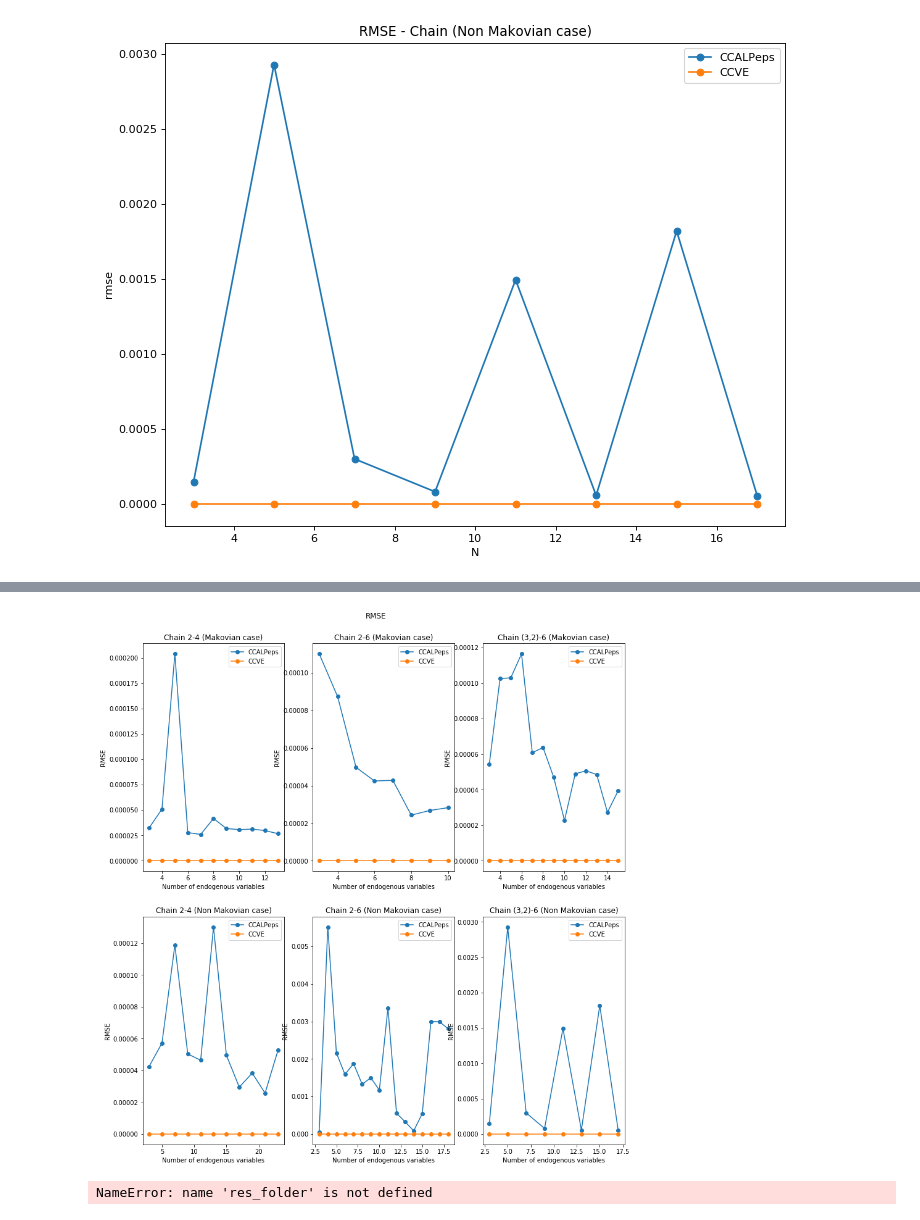
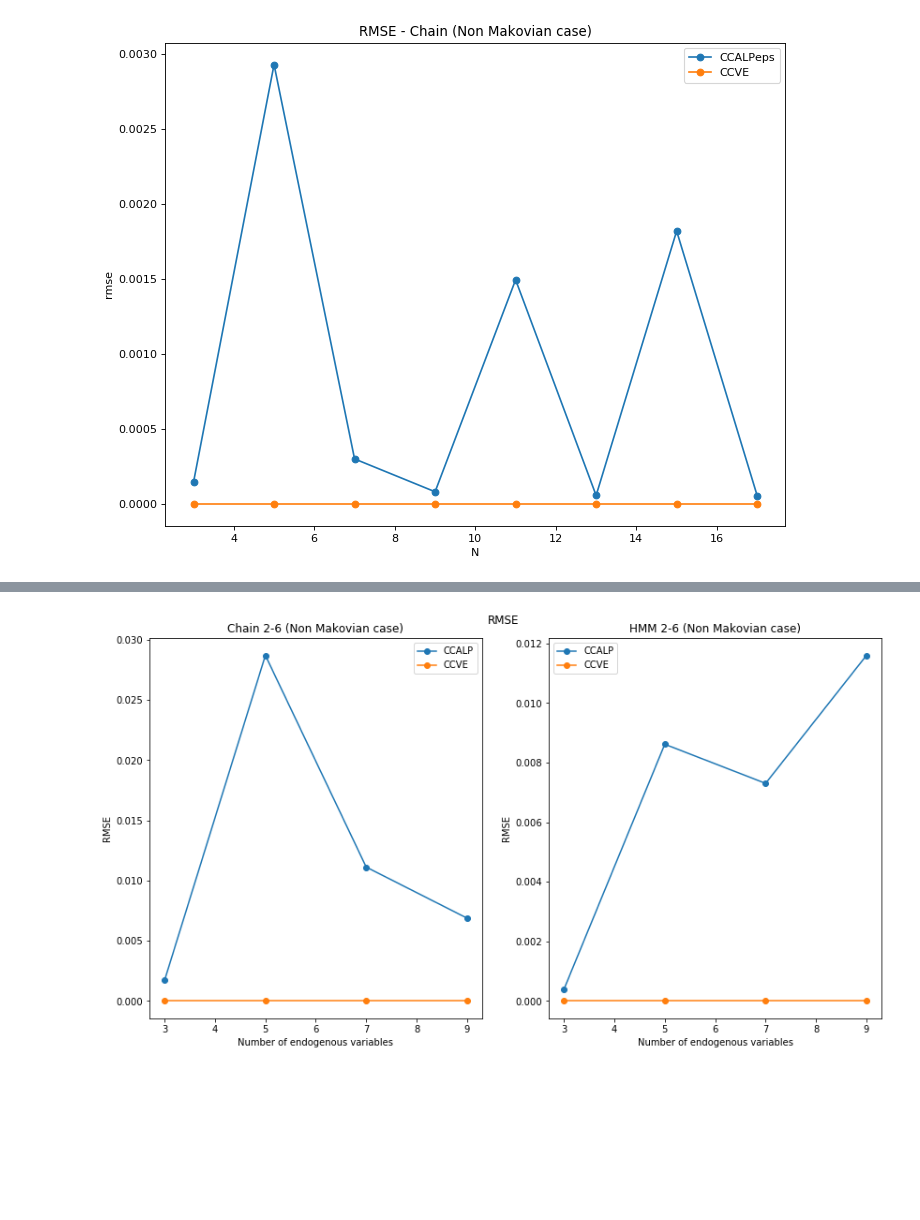
Before and after one commit to IDSIA/crema, a Jupyter notebook: CreMA/papers/pgm20/experiments/plot_results.ipynb, the cells around one changed output, grey strips where cells are left out. Cells and saved outputs as stored; diff of their text form; code cells hidden in the pictures; blank space fills up the shorter version.

```diff
--- a/CreMA/papers/pgm20/experiments/plot_results.ipynb
+++ b/CreMA/papers/pgm20/experiments/plot_results.ipynb
@@ -124,7 +143,7 @@ for k,v in res.items():
     i = list(res).index(k)
 
 
-    data = pd.read_csv(v["markovian_ev"])
+    data = pd.read_csv(v["markovian_ev"]).filter("SEED>5000")
     #if "target" in data: data = data.query(target)
 
     plot_func(pd.read_csv(v["markovian_ev"]),
@@ -145,5 +164,5 @@ for k,v in res.items():
 # %%
-fig, axs = plt.subplots(2, len(list(res)), figsize=(14,14))
+fig, axs = plt.subplots(1, len(list(res)), figsize=(14,7))
 
 plot_func = plot_size
 ylabel = "size"
@@ -158,18 +177,15 @@ for k,v in res.items():
     i = list(res).index(k)
 
 
-    data = pd.read_csv(v["markovian_ev"])
+    #data = pd.read_csv(v["markovian_ev"])
 
-    plot_func(pd.read_csv(v["markovian_ev"]),
-              ax=axs[0,i],
-              title=f"{k} (Makovian case)",
-              xlabel="Number of endogenous variables", ylabel=ylabel)
+    #plot_func(pd.read_csv(v["markovian_ev"]), ax=axs[0,i],title=f"{k} (Makovian case)", xlabel="Number of endogenous variables", ylabel=ylabel)
 
 
-    data = pd.read_csv(v["nonmarkovian_ev"])
+    data = pd.read_csv(v["nonmarkovian_prec"])
 
     plot_func(data,
-          ax=axs[1,i],
+          ax=axs[i],
           title=f"{k} (Non Makovian case)",
           xlabel="Number of endogenous variables", ylabel=ylabel)
 # %% [output]
@@ -177,37 +193,30 @@ for k,v in res.items():
 # %%
-fig, axs = plt.subplots(2, len(list(res)), figsize=(14,14))
+fig, axs = plt.subplots(1, len(list(res)), figsize=(14,7))
 
 plot_func = plot_rmse
 ylabel = "RMSE"
 fig.suptitle("RMSE")
 fig.subplots_adjust(top=0.93)
 
 target = "target!=1"
 
 
 
 for k,v in res.items():
 
     i = list(res).index(k)
 
 
-    data = pd.read_csv(v["markovian_ev"])
+    #data = pd.read_csv(v["markovian_ev"])
 
-    plot_func(pd.read_csv(v["markovian_ev"]),
-              ax=axs[0,i],
-              title=f"{k} (Makovian case)",
-              xlabel="Number of endogenous variables", ylabel=ylabel)
+    #plot_func(pd.read_csv(v["markovian_ev"]), ax=axs[0,i], title=f"{k} (Makovian case)",xlabel="Number of endogenous variables", ylabel=ylabel)
 
 
-    data = pd.read_csv(v["nonmarkovian_ev"])
+    data = pd.read_csv(v["nonmarkovian_prec"])
 
     plot_func(data,
-          ax=axs[1,i],
+          ax=axs[i], # [1,i]
           title=f"{k} (Non Makovian case)",
           xlabel="Number of endogenous variables", ylabel=ylabel)
 # %% [output]
-[figure, old version]
+[figure, new version]
-# %%
-res_folder
-# %% [output]
-NameError: name 'res_folder' is not defined
```
Also changed, not shown: parts of 16 cells of this notebook, 44 other files.
